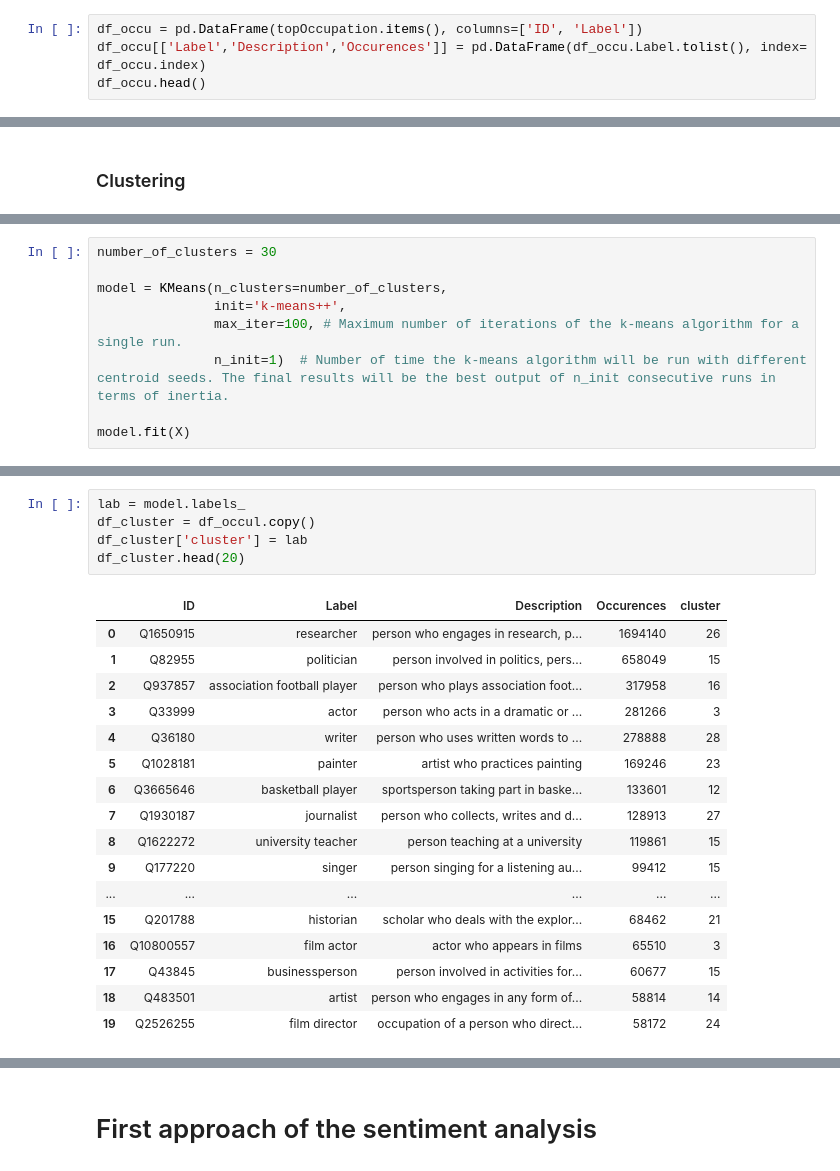
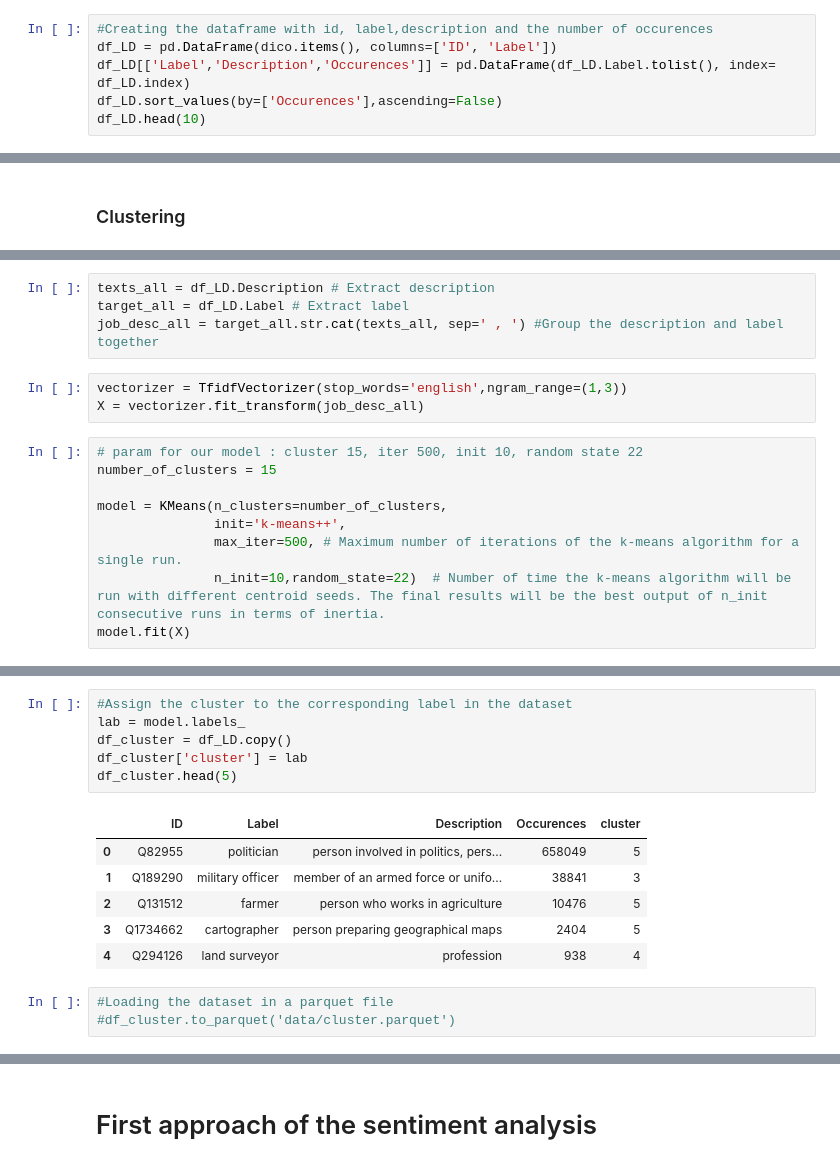
Before and after one commit to epfl-ada/ada-2021-project-abracadabra, a Jupyter notebook: Milestone 2.ipynb, the cells around one changed output, grey strips where cells are left out. Saved outputs shown, nothing was run; the diff lists cells and outputs as text.

Commit message:
clustering done and commented

```diff
--- a/Milestone 2.ipynb
+++ b/Milestone 2.ipynb
@@ -594,6 +554,8 @@ topOccupation
 # %%
-df_occu = pd.DataFrame(topOccupation.items(), columns=['ID', 'Label'])
-df_occu[['Label','Description','Occurences']] = pd.DataFrame(df_occu.Label.tolist(), index= df_occu.index)
-df_occu.head()
+#Creating the dataframe with id, label,description and the number of occurences
+df_LD = pd.DataFrame(dico.items(), columns=['ID', 'Label'])
+df_LD[['Label','Description','Occurences']] = pd.DataFrame(df_LD.Label.tolist(), index= df_LD.index)
+df_LD.sort_values(by=['Occurences'],ascending=False)
+df_LD.head(10)
 # %% [output]
 |  | ID | Label | Description | Occurences |
@@ -667,10 +596,17 @@ X = vectorizer.fit_transform(job_desc)
+# %%
+texts_all = df_LD.Description # Extract description
+target_all = df_LD.Label # Extract label
+job_desc_all = target_all.str.cat(texts_all, sep=' , ') #Group the description and label together
+# %%
+vectorizer = TfidfVectorizer(stop_words='english',ngram_range=(1,3))
+X = vectorizer.fit_transform(job_desc_all)
 # %%
-number_of_clusters = 30
+# param for our model : cluster 15, iter 500, init 10, random state 22
+number_of_clusters = 15
 
 model = KMeans(n_clusters=number_of_clusters,
                init='k-means++',
-               max_iter=100, # Maximum number of iterations of the k-means algorithm for a single run.
-               n_init=1)  # Number of time the k-means algorithm will be run with different centroid seeds. The final results will be the best output of n_init consecutive runs in terms of inertia.
-
+               max_iter=500, # Maximum number of iterations of the k-means algorithm for a single run.
+               n_init=10,random_state=22)  # Number of time the k-means algorithm will be run with different centroid seeds. The final results will be the best output of n_init consecutive runs in terms of inertia.
 model.fit(X)
 # %% [output]
@@ -691,23 +614,16 @@ plt.scatter(reduced_cluster_centers[:, 0], reduced_cluster_centers[:,1], marker=
 # %%
+#Assign the cluster to the corresponding label in the dataset
 lab = model.labels_
-df_cluster = df_occul.copy()
+df_cluster = df_LD.copy()
 df_cluster['cluster'] = lab
-df_cluster.head(20)
+df_cluster.head(5)
 # %% [output]
 |  | ID | Label | Description | Occurences | cluster |
-| 0 | Q1650915 | researcher | person who engages in research, p... | 1694140 | 26 |
-| 1 | Q82955 | politician | person involved in politics, pers... | 658049 | 15 |
-| 2 | Q937857 | association football player | person who plays association foot... | 317958 | 16 |
-| 3 | Q33999 | actor | person who acts in a dramatic or ... | 281266 | 3 |
-| 4 | Q36180 | writer | person who uses written words to ... | 278888 | 28 |
-| 5 | Q1028181 | painter | artist who practices painting | 169246 | 23 |
-| 6 | Q3665646 | basketball player | sportsperson taking part in baske... | 133601 | 12 |
-| 7 | Q1930187 | journalist | person who collects, writes and d... | 128913 | 27 |
-| 8 | Q1622272 | university teacher | person teaching at a university | 119861 | 15 |
-| 9 | Q177220 | singer | person singing for a listening au... | 99412 | 15 |
-| ... | ... | ... | ... | ... | ... |
-| 15 | Q201788 | historian | scholar who deals with the explor... | 68462 | 21 |
-| 16 | Q10800557 | film actor | actor who appears in films | 65510 | 3 |
-| 17 | Q43845 | businessperson | person involved in activities for... | 60677 | 15 |
-| 18 | Q483501 | artist | person who engages in any form of... | 58814 | 14 |
-| 19 | Q2526255 | film director | occupation of a person who direct... | 58172 | 24 |
+| 0 | Q82955 | politician | person involved in politics, pers... | 658049 | 5 |
+| 1 | Q189290 | military officer | member of an armed force or unifo... | 38841 | 3 |
+| 2 | Q131512 | farmer | person who works in agriculture | 10476 | 5 |
+| 3 | Q1734662 | cartographer | person preparing geographical maps | 2404 | 5 |
+| 4 | Q294126 | land surveyor | profession | 938 | 4 |
+# %%
+#Loading the dataset in a parquet file
+#df_cluster.to_parquet('data/cluster.parquet')
```
Also changed, not shown: parts of 40 cells of this notebook.
